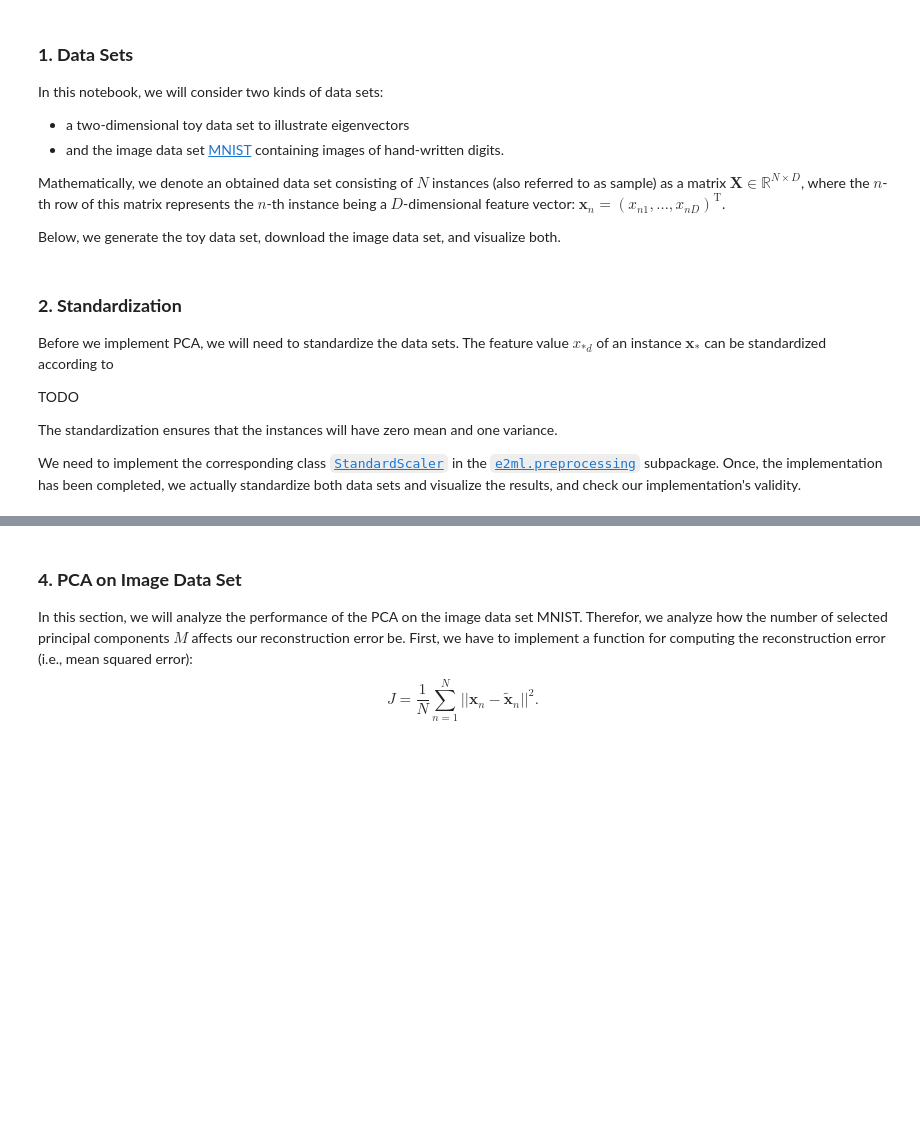
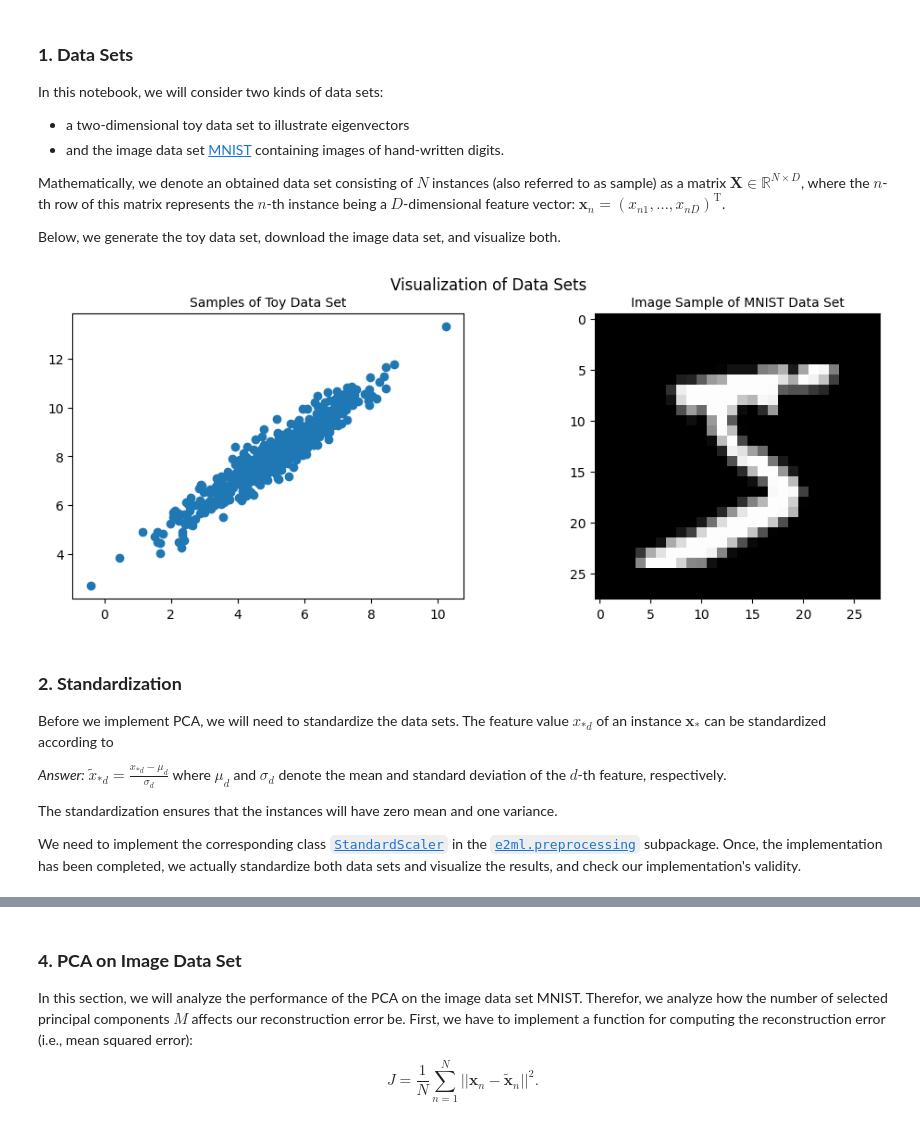
Before and after one commit to Liphip/e2ml, a Jupyter notebook: notebooks/04_preprocessing_foundations.ipynb, the cells around one changed output, grey strips where cells are left out. Drawn from its saved outputs; the diff is of its cells as text; code cells hidden in the pictures; blank space fills up the shorter version.

```diff
--- a/notebooks/04_preprocessing_foundations.ipynb
+++ b/notebooks/04_preprocessing_foundations.ipynb
@@ -40,28 +40,32 @@ Below, we generate the toy data set, download the image data set, and visualize
 # %%
 # Generate 500 samples using a 2-dimensional multivariate normal distributions with a mean=[5, 8] and
 # a covariance matrix cov=[[2, 1.9], [1.9, 2]]
 mean = [5, 8]
 cov = [[2, 1.9], [1.9, 2]]
-# TODO
+X_toy = np.random.multivariate_normal(mean, cov, 500)
 
 # Download MNIST data set.
 X_img, y_img = fetch_openml('mnist_784', version=1, return_X_y=True)
 X_img, y_img = X_img.values, y_img.values.astype(int)
 
 # Plot data sets.
 fig, ax = plt.subplots(1, 2, figsize=(12, 4))
 fig.suptitle('Visualization of Data Sets')
 ax[0].scatter(X_toy[:, 0], X_toy[:, 1])
 ax[0].set_title('Samples of Toy Data Set', fontsize=10)
 ax[1].imshow(X_img[0].reshape(28, 28), cmap='gray')
 ax[1].set_title('Image Sample of MNIST Data Set', fontsize=10)
 plt.show()
+# %% [output]
+[figure, added]
 # %% [markdown]
 ### **2. Standardization** <a class="anchor" id="standardization"></a>
 
 Before we implement PCA, we will need to standardize the data sets. The feature value $x_{*d}$ of an instance $\mathbf{x}_*$ can be standardized according to
 
-TODO
+_Answer:_
+    $ \tilde{x}_{*d} = \frac{x_{*d} - \mu_d}{\sigma_d} $
+    where $\mu_d$ and $\sigma_d$ denote the mean and standard deviation of the $d$-th feature, respectively.
 
 The standardization ensures that the instances will have zero mean and one variance.
 
```
Also changed, not shown: parts of 7 cells of this notebook, 4 other files.
